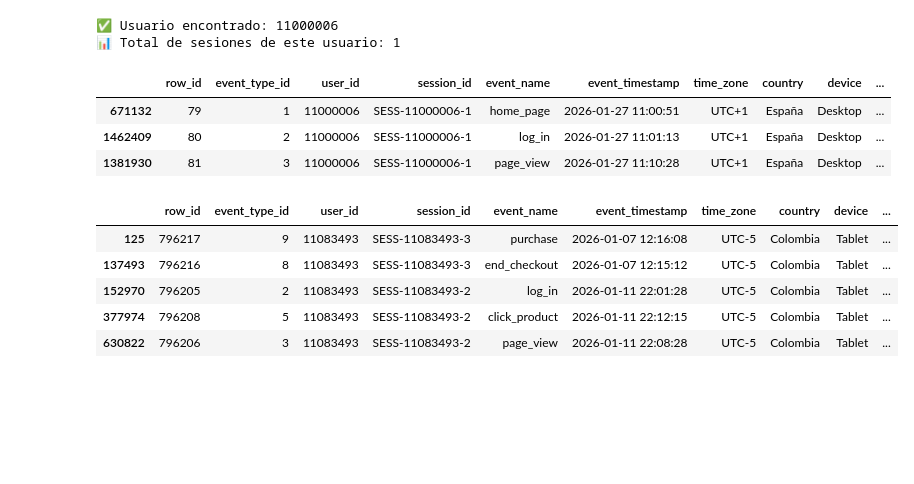
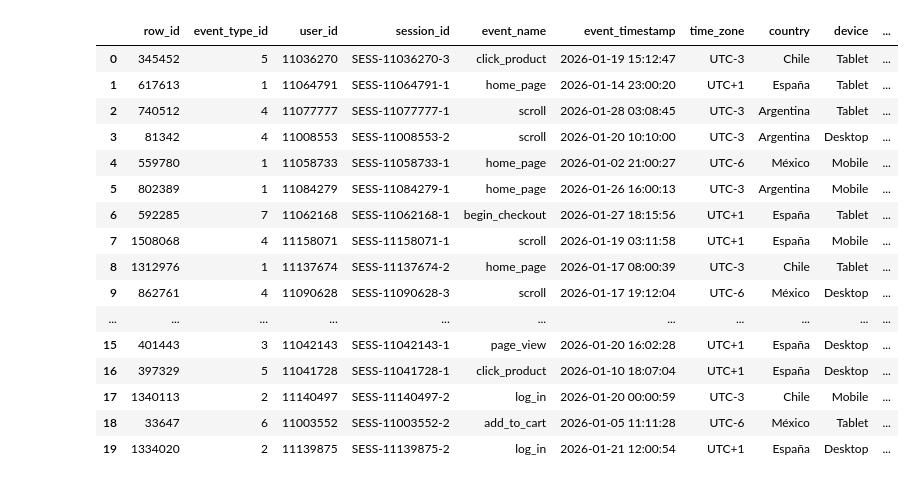
Before and after one commit to hector1994/e_commerce_funnel_data_generator, a Jupyter notebook: customer_journey_data_generator.ipynb, the cells around one changed output. Saved outputs shown, nothing was run; the diff lists cells and outputs as text; code cells hidden in the pictures; blank space fills up the shorter version.

```diff
--- a/customer_journey_data_generator.ipynb
+++ b/customer_journey_data_generator.ipynb
@@ -88,33 +88,24 @@ df_final.to_csv('data_clase_sql_final.csv', index=False)
-# %%
-# 1. Encontrar IDs de usuarios que tienen más de una sesión única
-usuarios_multi_sesion = df_final.groupby('user_id')['session_id'].nunique()
-ids_activos = usuarios_multi_sesion[usuarios_multi_sesion == 1].index.tolist()
-
-if not ids_activos:
-    print("No se encontraron usuarios con múltiples sesiones. Revisa la generación.")
-else:
-    # Elegimos el primer ID de la lista de usuarios activos
-    target_id = ids_activos[0]
-
-    # Filtramos la tabla original por ese ID y ORDENAMOS por tiempo
-    journey_completo = df_final[df_final['user_id'] == target_id].sort_values('event_timestamp')
-
-    print(f"✅ Usuario encontrado: {target_id}")
-    print(f"📊 Total de sesiones de este usuario: {usuarios_multi_sesion[target_id]}")
-    display(journey_completo)
-# %% [output]
-✅ Usuario encontrado: 11000006
-📊 Total de sesiones de este usuario: 1
-|  | row_id | event_type_id | user_id | session_id | event_name | event_timestamp | time_zone | country | device | ... |
-| 671132 | 79 | 1 | 11000006 | SESS-11000006-1 | home_page | 2026-01-27 11:00:51 | UTC+1 | España | Desktop | ... |
-| 1462409 | 80 | 2 | 11000006 | SESS-11000006-1 | log_in | 2026-01-27 11:01:13 | UTC+1 | España | Desktop | ... |
-| 1381930 | 81 | 3 | 11000006 | SESS-11000006-1 | page_view | 2026-01-27 11:10:28 | UTC+1 | España | Desktop | ... |
-# %%
-df_final[df_final['user_id'] == 11083493].head()
-# %% [output]
-|  | row_id | event_type_id | user_id | session_id | event_name | event_timestamp | time_zone | country | device | ... |
-| 125 | 796217 | 9 | 11083493 | SESS-11083493-3 | purchase | 2026-01-07 12:16:08 | UTC-5 | Colombia | Tablet | ... |
-| 137493 | 796216 | 8 | 11083493 | SESS-11083493-3 | end_checkout | 2026-01-07 12:15:12 | UTC-5 | Colombia | Tablet | ... |
-| 152970 | 796205 | 2 | 11083493 | SESS-11083493-2 | log_in | 2026-01-11 22:01:28 | UTC-5 | Colombia | Tablet | ... |
-| 377974 | 796208 | 5 | 11083493 | SESS-11083493-2 | click_product | 2026-01-11 22:12:15 | UTC-5 | Colombia | Tablet | ... |
-| 630822 | 796206 | 3 | 11083493 | SESS-11083493-2 | page_view | 2026-01-11 22:08:28 | UTC-5 | Colombia | Tablet | ... |
+# %%
+#df_final['payment_method'].value_counts()
+#df_final['event_name'].value_counts()
+#df_final['category'].value_counts()
+#df_final['country'].value_counts()
+df_final.head(20)
+# %% [output]
+|  | row_id | event_type_id | user_id | session_id | event_name | event_timestamp | time_zone | country | device | ... |
+| 0 | 345452 | 5 | 11036270 | SESS-11036270-3 | click_product | 2026-01-19 15:12:47 | UTC-3 | Chile | Tablet | ... |
+| 1 | 617613 | 1 | 11064791 | SESS-11064791-1 | home_page | 2026-01-14 23:00:20 | UTC+1 | España | Tablet | ... |
+| 2 | 740512 | 4 | 11077777 | SESS-11077777-1 | scroll | 2026-01-28 03:08:45 | UTC-3 | Argentina | Tablet | ... |
+| 3 | 81342 | 4 | 11008553 | SESS-11008553-2 | scroll | 2026-01-20 10:10:00 | UTC-3 | Argentina | Desktop | ... |
+| 4 | 559780 | 1 | 11058733 | SESS-11058733-1 | home_page | 2026-01-02 21:00:27 | UTC-6 | México | Mobile | ... |
+| 5 | 802389 | 1 | 11084279 | SESS-11084279-1 | home_page | 2026-01-26 16:00:13 | UTC-3 | Argentina | Mobile | ... |
+| 6 | 592285 | 7 | 11062168 | SESS-11062168-1 | begin_checkout | 2026-01-27 18:15:56 | UTC+1 | España | Tablet | ... |
+| 7 | 1508068 | 4 | 11158071 | SESS-11158071-1 | scroll | 2026-01-19 03:11:58 | UTC+1 | España | Mobile | ... |
+| 8 | 1312976 | 1 | 11137674 | SESS-11137674-2 | home_page | 2026-01-17 08:00:39 | UTC-3 | Chile | Tablet | ... |
+| 9 | 862761 | 4 | 11090628 | SESS-11090628-3 | scroll | 2026-01-17 19:12:04 | UTC-6 | México | Desktop | ... |
+| ... | ... | ... | ... | ... | ... | ... | ... | ... | ... | ... |
+| 15 | 401443 | 3 | 11042143 | SESS-11042143-1 | page_view | 2026-01-20 16:02:28 | UTC+1 | España | Desktop | ... |
+| 16 | 397329 | 5 | 11041728 | SESS-11041728-1 | click_product | 2026-01-10 18:07:04 | UTC+1 | España | Desktop | ... |
+| 17 | 1340113 | 2 | 11140497 | SESS-11140497-2 | log_in | 2026-01-20 00:00:59 | UTC-3 | Chile | Mobile | ... |
+| 18 | 33647 | 6 | 11003552 | SESS-11003552-2 | add_to_cart | 2026-01-05 11:11:28 | UTC-6 | México | Tablet | ... |
+| 19 | 1334020 | 2 | 11139875 | SESS-11139875-2 | log_in | 2026-01-21 12:00:54 | UTC+1 | España | Desktop | ... |
```
Also changed, not shown: parts of 6 cells of this notebook.
